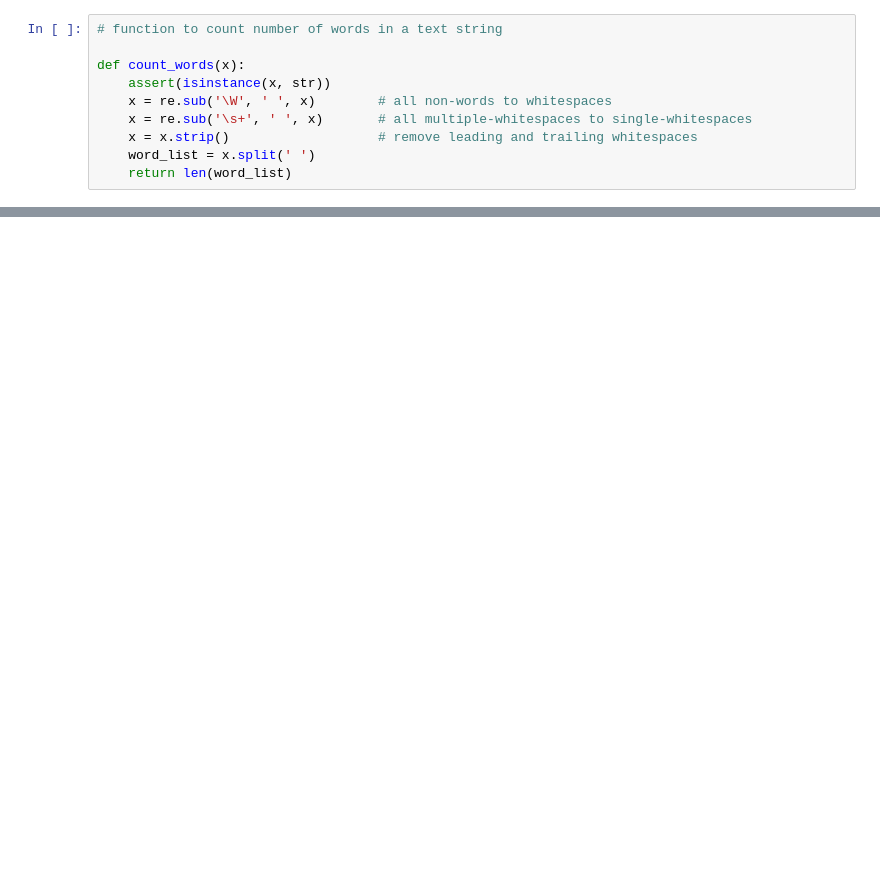
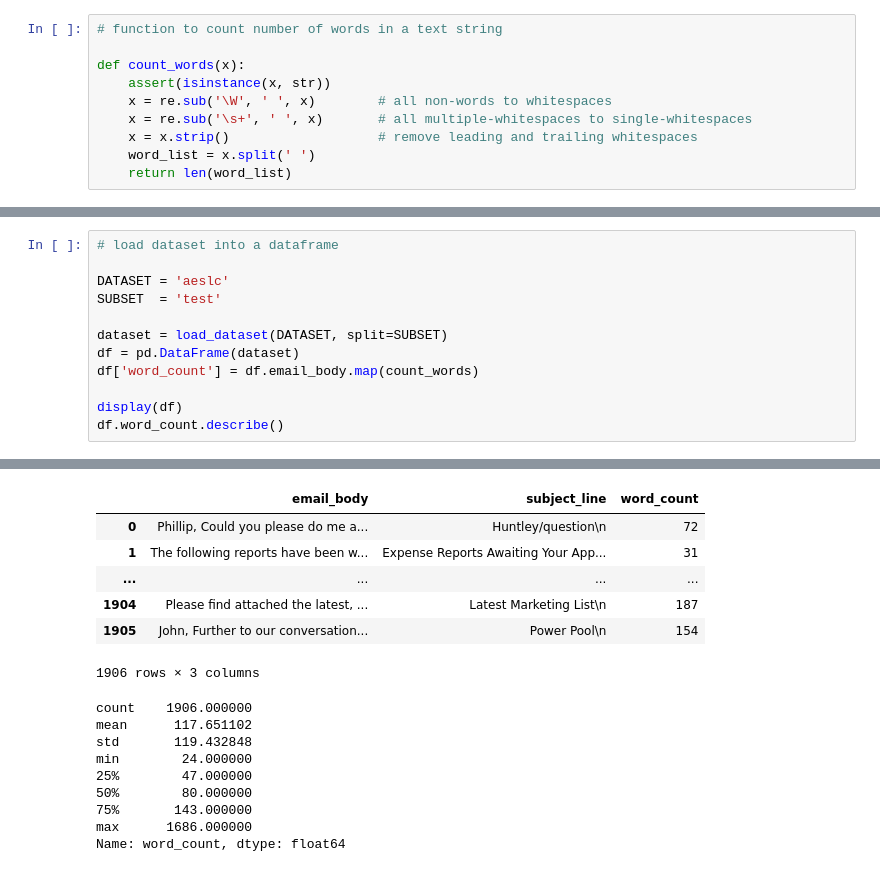
Before and after one commit to cfong32/key-sentence-extraction, a Jupyter notebook: exp20_datasets_word_counts.ipynb, the cells around one changed output, grey strips where cells are left out. Saved outputs shown, nothing was run; the diff lists cells and outputs as text; blank space fills up the shorter version.

```diff
--- a/exp20_datasets_word_counts.ipynb
+++ b/exp20_datasets_word_counts.ipynb
@@ -58,0 +101,13 @@ Name: word_count, dtype: float64
+# %%
+# load dataset into a dataframe
+
+DATASET = 'aeslc'
+SUBSET  = 'test'
+
+dataset = load_dataset(DATASET, split=SUBSET)
+df = pd.DataFrame(dataset)
+df['word_count'] = df.email_body.map(count_words)
+
+display(df)
+df.word_count.describe()
+# %% [output]
@@ -58,0 +115,16 @@ Name: word_count, dtype: float64
+|  | email_body | subject_line | word_count |
+| 0 | Phillip, Could you please do me a... | Huntley/question\n | 72 |
+| 1 | The following reports have been w... | Expense Reports Awaiting Your App... | 31 |
+| ... | ... | ... | ... |
+| 1904 | Please find attached the latest, ... | Latest Marketing List\n | 187 |
+| 1905 | John, Further to our conversation... | Power Pool\n | 154 |
+1906 rows × 3 columns
+count    1906.000000
+mean      117.651102
+std       119.432848
+min        24.000000
+25%        47.000000
+50%        80.000000
+75%       143.000000
+max      1686.000000
+Name: word_count, dtype: float64
```
Also changed, not shown: parts of 8 cells of this notebook.
